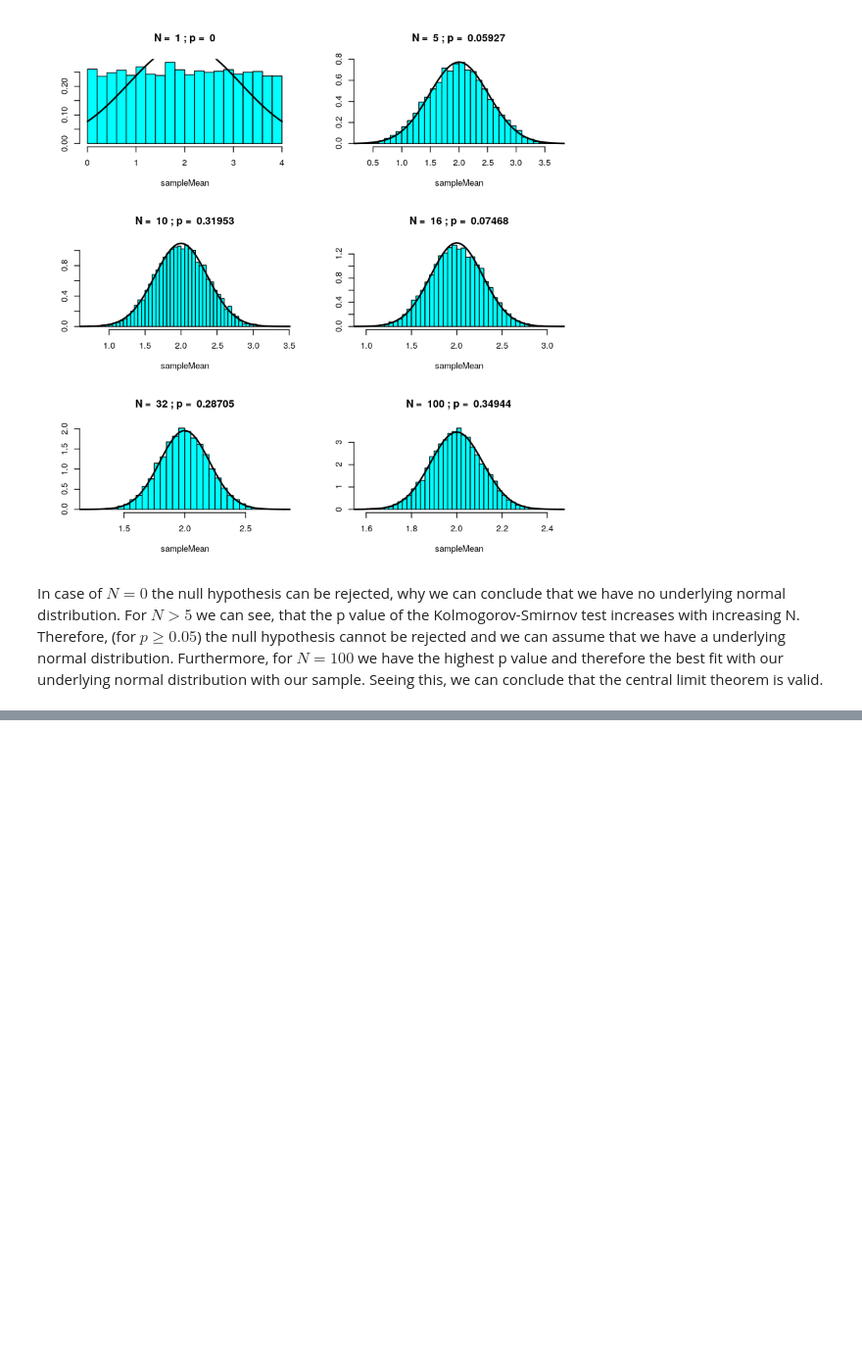
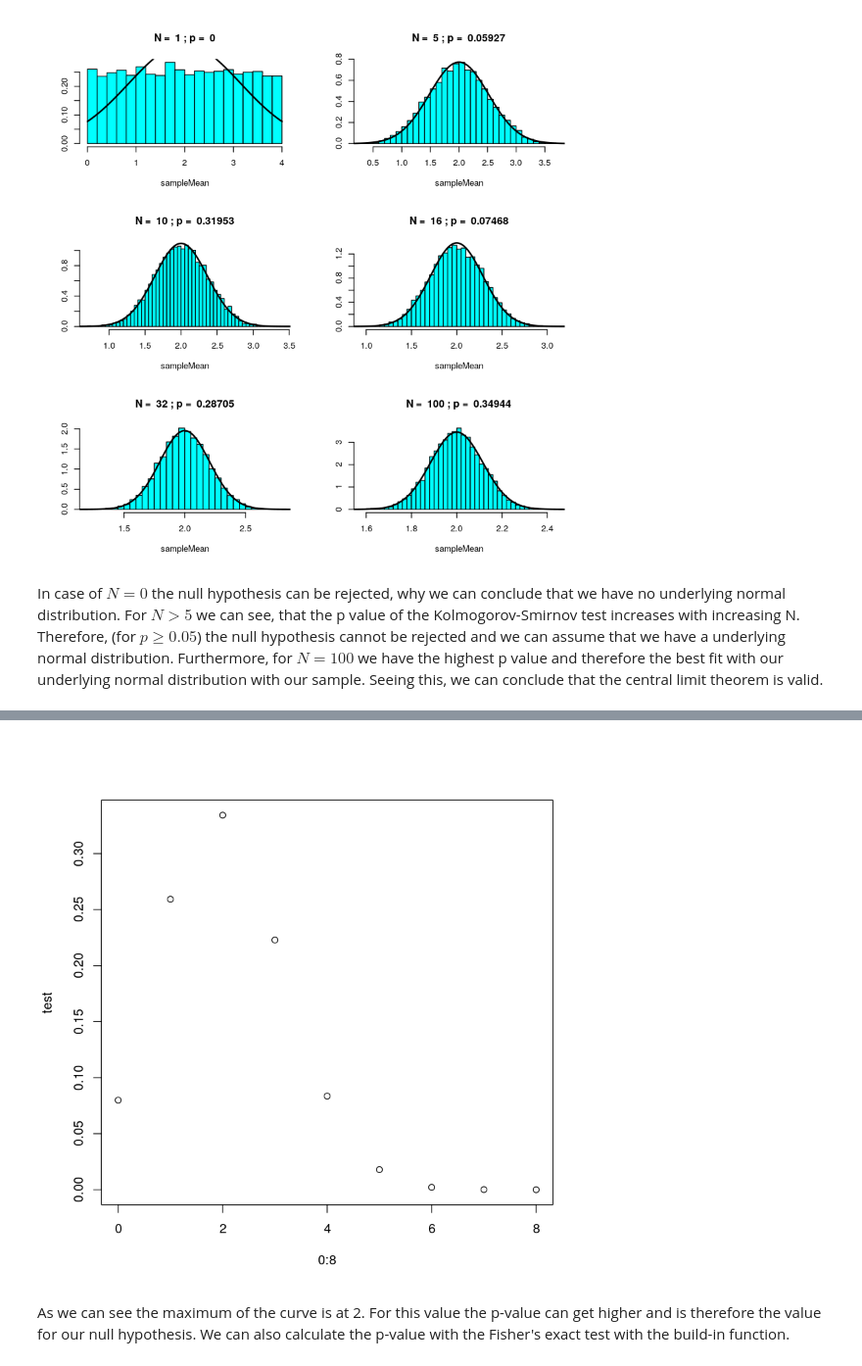
Before and after one commit to shadowdavy/statisticalMethods, a Jupyter notebook: friday17082018/exercise05/friday2Exercise5.ipynb, the cells around one changed output, grey strips where cells are left out. Shown at 98% size. Cells and saved outputs as stored; diff of their text form; code cells hidden in the pictures; blank space fills up the shorter version.

```diff
--- a/friday17082018/exercise05/friday2Exercise5.ipynb
+++ b/friday17082018/exercise05/friday2Exercise5.ipynb
@@ -58,0 +63,7 @@ In case of $N = 0$ the null hypothesis can be rejected, why we can conclude that
+# %%
+test <- dhyper(seq(0, 8), 15, 44, 8)
+plot(0:8, test)
+# %% [output]
+[figure, added]
+# %% [markdown]
+As we can see the maximum of the curve is at 2. For this value the p-value can get higher and is therefore the value for our null hypothesis. We can also calculate the p-value with the Fisher's exact test with the build-in function.
```
Also changed, not shown: parts of 4 cells of this notebook.
